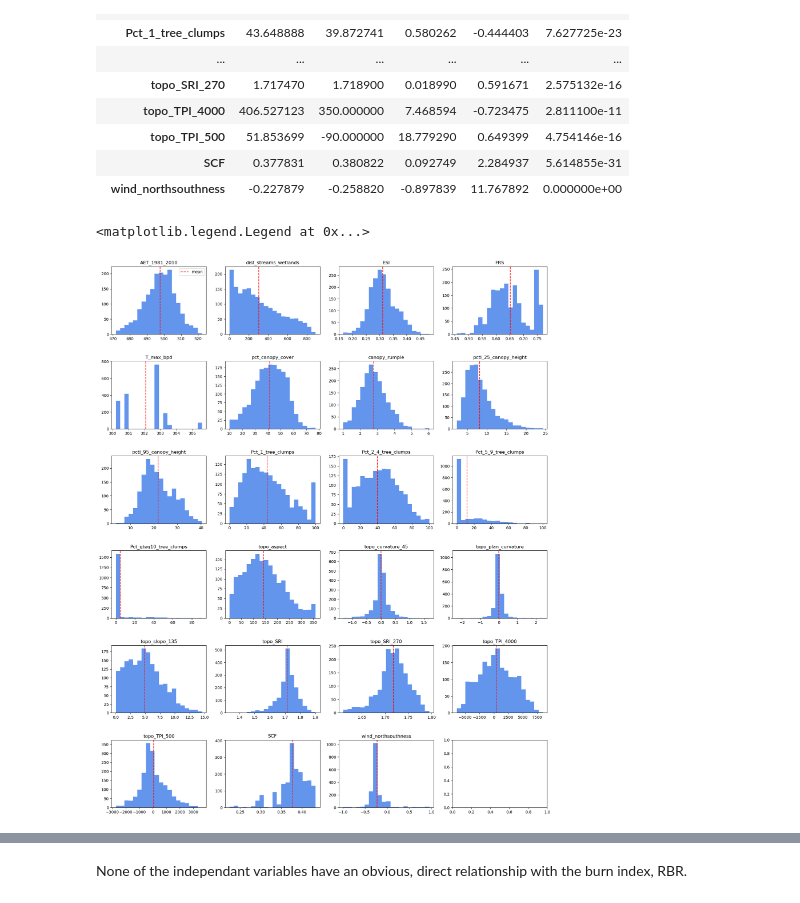
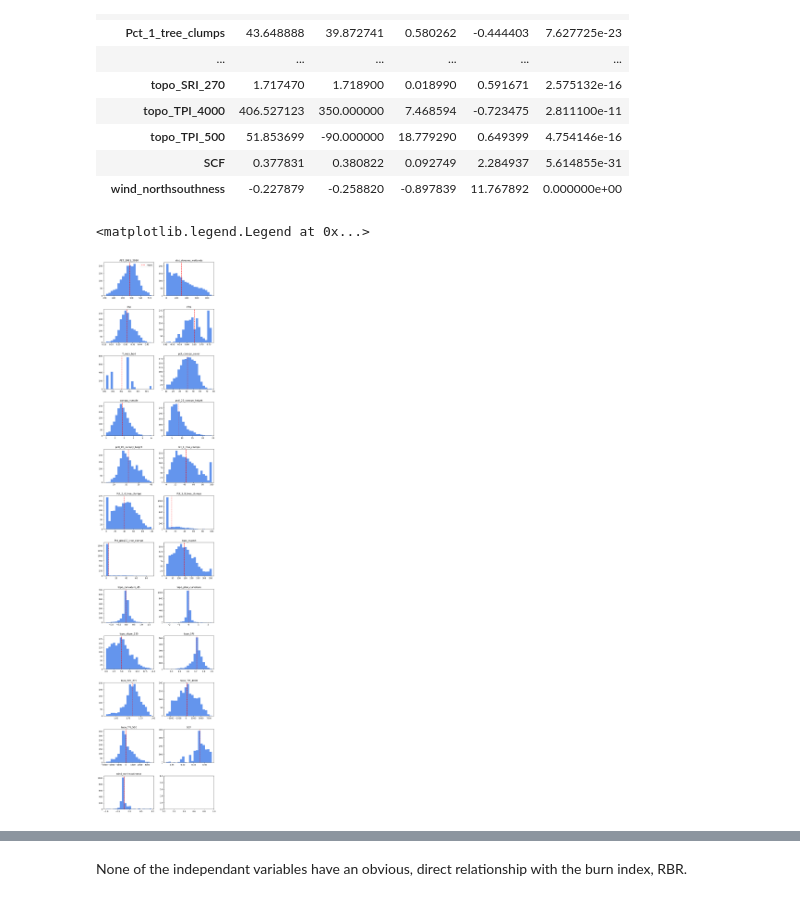
Before and after one commit to UW-ESS-DS/MLGeo2023_ESS569_Burn_Severity_Drivers, a Jupyter notebook: data_characterization.ipynb, the cells around one changed output, grey strips where cells are left out. Cells and saved outputs as stored; diff of their text form; code cells hidden in the pictures.

```diff
--- a/data_characterization.ipynb
+++ b/data_characterization.ipynb
@@ -105,27 +105,27 @@ display(stats_df.T) # show transpose of dataframe for easier readability
 | SCF | 0.377831 | 0.380822 | 0.092749 | 2.284937 | 5.614855e-31 |
 | wind_northsouthness | -0.227879 | -0.258820 | -0.897839 | 11.767892 | 0.000000e+00 |
 # %%
-ncols = 4 # change to whatever you'd like!
+ncols = 2 # change to whatever you'd like!
 nrows = int( np.ceil( (len(analog_vars.keys())/ncols) ) )
 
 fig, ax = plt.subplots(nrows, ncols, figsize=(5*ncols, 100/ncols))
 
 col_order = list(np.arange(ncols))*nrows # making column and row order lists for the subplot for loop
 row_order = []
 for i in np.arange(nrows):
     for j in np.arange(ncols):
         row_order.append(i)
 
 for r, c, var in zip(row_order, col_order, analog_vars): # loop through each continuous variable
     ax[r][c].hist(data[var], 20, color='cornflowerblue') # make histogram of var
     ax[r][c].set_title(var) # tile histogram w/ var string
     ax[r][c].axvline(stats_df[var]['mean'], c='r', ls='--', alpha=1, label='mean') # make vertical mean line
 
 plt.subplots_adjust(wspace=0.2, hspace=0.4) # make space between plots
 ax[0][0].legend()
 # %% [output]
 <matplotlib.legend.Legend at 0x...>
-[figure, old version]
+[figure, new version]
 # %%
 from statsmodels.nonparametric.smoothers_lowess import lowess
 
```
Also changed, not shown: parts of 1 cell of this notebook, 1 other file.
